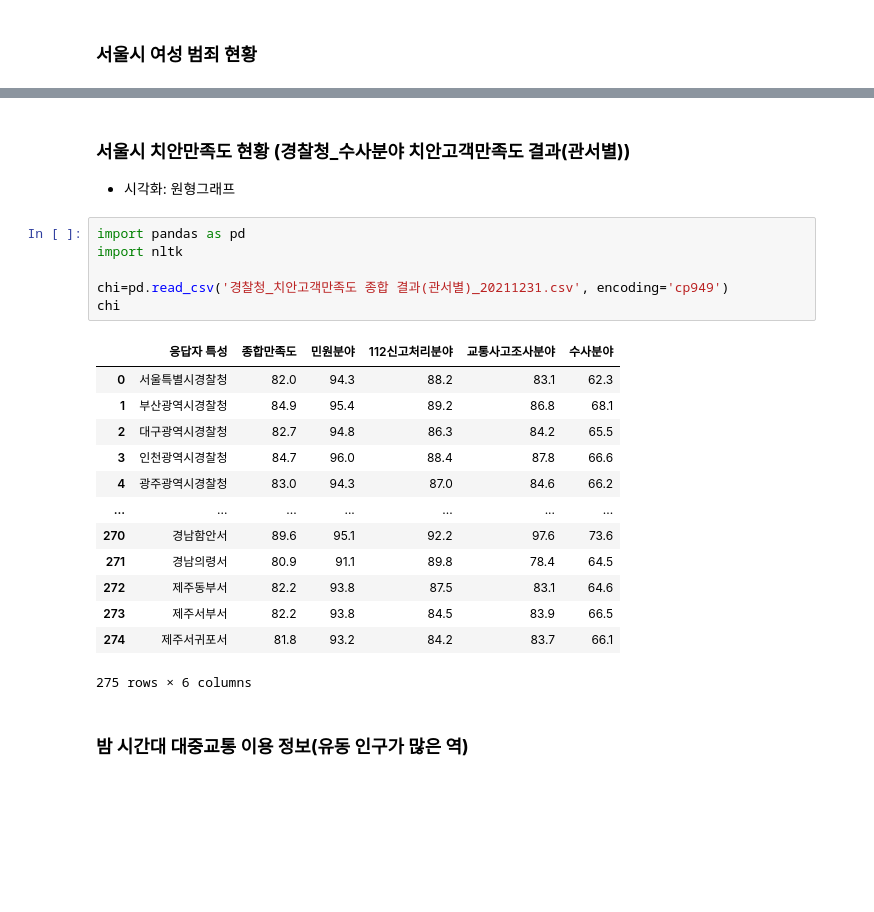
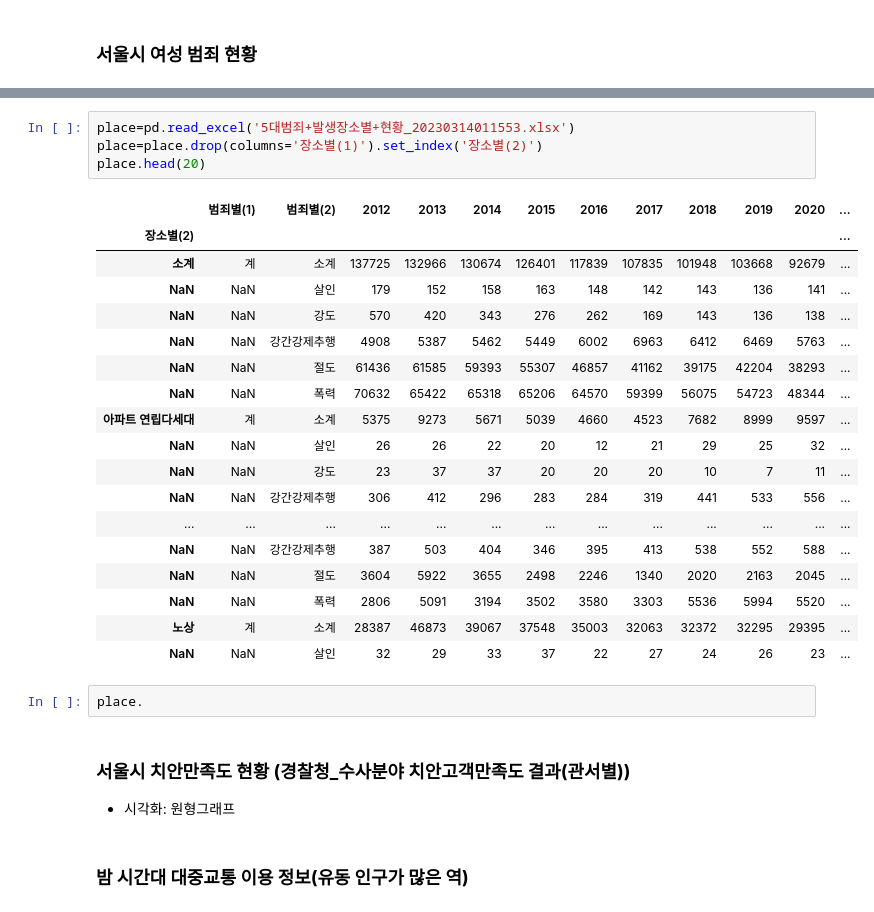
Before and after one commit to seon0415/weit, a Jupyter notebook: 여성안심귀가_프로젝트.ipynb, the cells around one changed output, grey strips where cells are left out. Saved outputs shown, nothing was run; the diff lists cells and outputs as text; blank space fills up the shorter version.

```diff
--- a/여성안심귀가_프로젝트.ipynb
+++ b/여성안심귀가_프로젝트.ipynb
@@ -43,25 +127,30 @@ UnicodeDecodeError: ignored
+# %%
+place=pd.read_excel('5대범죄+발생장소별+현황_20230314011553.xlsx')
+place=place.drop(columns='장소별(1)').set_index('장소별(2)')
+place.head(20)
+# %% [output]
+|  | 범죄별(1) | 범죄별(2) | 2012 | 2013 | 2014 | 2015 | 2016 | 2017 | 2018 | 2019 | 2020 | ... |
+| 장소별(2) |  |  |  |  |  |  |  |  |  |  |  | ... |
+| 소계 | 계 | 소계 | 137725 | 132966 | 130674 | 126401 | 117839 | 107835 | 101948 | 103668 | 92679 | ... |
+| NaN | NaN | 살인 | 179 | 152 | 158 | 163 | 148 | 142 | 143 | 136 | 141 | ... |
+| NaN | NaN | 강도 | 570 | 420 | 343 | 276 | 262 | 169 | 143 | 136 | 138 | ... |
+| NaN | NaN | 강간강제추행 | 4908 | 5387 | 5462 | 5449 | 6002 | 6963 | 6412 | 6469 | 5763 | ... |
+| NaN | NaN | 절도 | 61436 | 61585 | 59393 | 55307 | 46857 | 41162 | 39175 | 42204 | 38293 | ... |
+| NaN | NaN | 폭력 | 70632 | 65422 | 65318 | 65206 | 64570 | 59399 | 56075 | 54723 | 48344 | ... |
+| 아파트 연립다세대 | 계 | 소계 | 5375 | 9273 | 5671 | 5039 | 4660 | 4523 | 7682 | 8999 | 9597 | ... |
+| NaN | NaN | 살인 | 26 | 26 | 22 | 20 | 12 | 21 | 29 | 25 | 32 | ... |
+| NaN | NaN | 강도 | 23 | 37 | 37 | 20 | 20 | 20 | 10 | 7 | 11 | ... |
+| NaN | NaN | 강간강제추행 | 306 | 412 | 296 | 283 | 284 | 319 | 441 | 533 | 556 | ... |
+| ... | ... | ... | ... | ... | ... | ... | ... | ... | ... | ... | ... | ... |
+| NaN | NaN | 강간강제추행 | 387 | 503 | 404 | 346 | 395 | 413 | 538 | 552 | 588 | ... |
+| NaN | NaN | 절도 | 3604 | 5922 | 3655 | 2498 | 2246 | 1340 | 2020 | 2163 | 2045 | ... |
+| NaN | NaN | 폭력 | 2806 | 5091 | 3194 | 3502 | 3580 | 3303 | 5536 | 5994 | 5520 | ... |
+| 노상 | 계 | 소계 | 28387 | 46873 | 39067 | 37548 | 35003 | 32063 | 32372 | 32295 | 29395 | ... |
+| NaN | NaN | 살인 | 32 | 29 | 33 | 37 | 22 | 27 | 24 | 26 | 23 | ... |
+# %%
+place.
 # %% [markdown]
 ### **서울시 치안만족도 현황 (경찰청_수사분야 치안고객만족도 결과(관서별))**
 - 시각화: 원형그래프
-# %%
-import pandas as pd
-import nltk
-
-chi=pd.read_csv('경찰청_치안고객만족도 종합 결과(관서별)_20211231.csv', encoding='cp949')
-chi
-# %% [output]
-|  | 응답자 특성 | 종합만족도 | 민원분야 | 112신고처리분야 | 교통사고조사분야 | 수사분야 |
-| 0 | 서울특별시경찰청 | 82.0 | 94.3 | 88.2 | 83.1 | 62.3 |
-| 1 | 부산광역시경찰청 | 84.9 | 95.4 | 89.2 | 86.8 | 68.1 |
-| 2 | 대구광역시경찰청 | 82.7 | 94.8 | 86.3 | 84.2 | 65.5 |
-| 3 | 인천광역시경찰청 | 84.7 | 96.0 | 88.4 | 87.8 | 66.6 |
-| 4 | 광주광역시경찰청 | 83.0 | 94.3 | 87.0 | 84.6 | 66.2 |
-| ... | ... | ... | ... | ... | ... | ... |
-| 270 | 경남함안서 | 89.6 | 95.1 | 92.2 | 97.6 | 73.6 |
-| 271 | 경남의령서 | 80.9 | 91.1 | 89.8 | 78.4 | 64.5 |
-| 272 | 제주동부서 | 82.2 | 93.8 | 87.5 | 83.1 | 64.6 |
-| 273 | 제주서부서 | 82.2 | 93.8 | 84.5 | 83.9 | 66.5 |
-| 274 | 제주서귀포서 | 81.8 | 93.2 | 84.2 | 83.7 | 66.1 |
-275 rows × 6 columns
 # %% [markdown]
 ### **밤 시간대 대중교통 이용 정보(유동 인구가 많은 역)**
```
Also changed, not shown: parts of 12 cells of this notebook.
